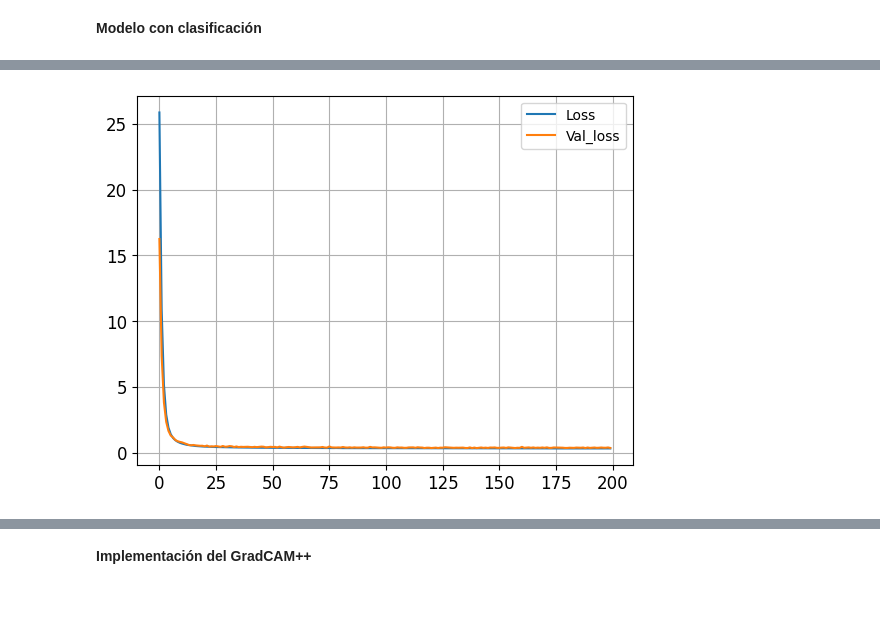
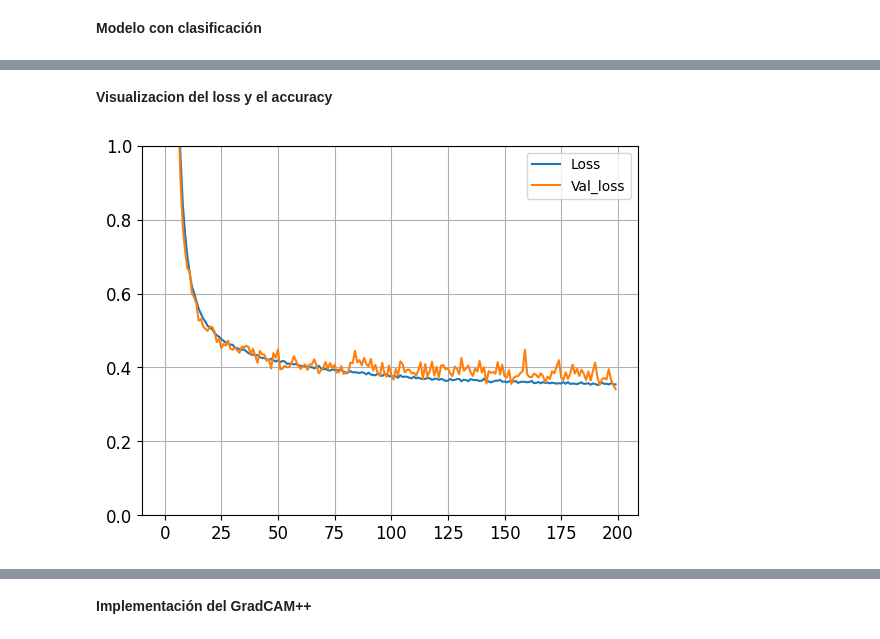
Before and after one commit to juansebastiangit/Inteligencia_artificial, a Jupyter notebook: Parciales/Parcial_1/parcial-1-sección-practica.ipynb, the cells around one changed output, grey strips where cells are left out. Saved outputs shown, nothing was run; the diff lists cells and outputs as text; code cells hidden in the pictures; blank space fills up the shorter version.

```diff
--- a/Parciales/Parcial_1/parcial-1-sección-practica.ipynb
+++ b/Parciales/Parcial_1/parcial-1-sección-practica.ipynb
@@ -479,33 +469,0 @@ Prueba clasificación
-# %%
-class_num=10
-batch=128
-
-input_layer = keras.layers.Input(shape=[28,28])
-x = keras.layers.Reshape([28,28,1])(input_layer)
-x = keras.layers.Conv2D(16, kernel_size=3, padding="SAME", activation="selu",kernel_initializer="LecunNormal",kernel_regularizer=keras.regularizers.l2(0.04))(x)
-x = keras.layers.Dropout(rate=0.25)(x)
-x = keras.layers.BatchNormalization()(x)
-x = keras.layers.MaxPool2D(pool_size=2)(x)
-x = keras.layers.Conv2D(32, kernel_size=3, padding="SAME", activation="selu",kernel_initializer="LecunNormal",kernel_regularizer=keras.regularizers.l2(0.04))(x)
-x = keras.layers.Dropout(rate=0.25)(x)
-x = keras.layers.BatchNormalization()(x)
-x = keras.layers.MaxPool2D(pool_size=2)(x)
-x = keras.layers.Conv2D(64, kernel_size=3, padding="SAME", activation="selu",kernel_initializer="LecunNormal",kernel_regularizer=keras.regularizers.l2(0.04))(x)
-x = keras.layers.Dropout(rate=0.25)(x)
-x = keras.layers.BatchNormalization()(x)
-x = keras.layers.MaxPool2D(pool_size=2)(x)
-x = keras.layers.Flatten()(x)
-x = keras.layers.Dense(500,name="First_class_layer",activation="selu",kernel_initializer="LecunNormal",kernel_regularizer=keras.regularizers.l2(0.04))(x)
-x = keras.layers.Dropout(rate=0.25)(x)
-x = keras.layers.BatchNormalization()(x)
-x = keras.layers.Dense(200,activation="selu",kernel_initializer="LecunNormal",kernel_regularizer=keras.regularizers.l2(0.04))(x)
-x = keras.layers.Dropout(rate=0.25)(x)
-x = keras.layers.BatchNormalization()(x)
-x = keras.layers.Dense(100,activation="selu",kernel_initializer="LecunNormal",kernel_regularizer=keras.regularizers.l2(0.04))(x)
-x = keras.layers.Dropout(rate=0.25)(x)
-x = keras.layers.BatchNormalization()(x)
-Output = keras.layers.Dense(class_num,activation="softmax",name="class_output")(x)
-
-classifier = keras.Model(inputs=input_layer,outputs=Output)
-classifier.compile(loss="sparse_categorical_crossentropy",optimizer=keras.optimizers.Adam(0.0001),metrics=["accuracy"])
-classifier.summary()
@@ -558,13 +492,15 @@ Epoch 200/200
+# %% [markdown]
+**Visualizacion del loss y el accuracy**
 # %%
 plt.plot(history.history["loss"],label="Loss")
 plt.plot(history.history["val_loss"],label="Val_loss")
 plt.grid(True)
 #plt.xlim(0,20)
-#plt.ylim(0,1)
+plt.ylim(0,1)
 plt.legend()
 plt.show()
 # %% [output]
-[figure, old version]
+[figure, new version]
 # %%
 plt.plot(history.history["accuracy"],label="Accuracy")
 plt.plot(history.history["val_accuracy"],label="Val_Accuracy")
```
Also changed, not shown: parts of 17 cells of this notebook.
